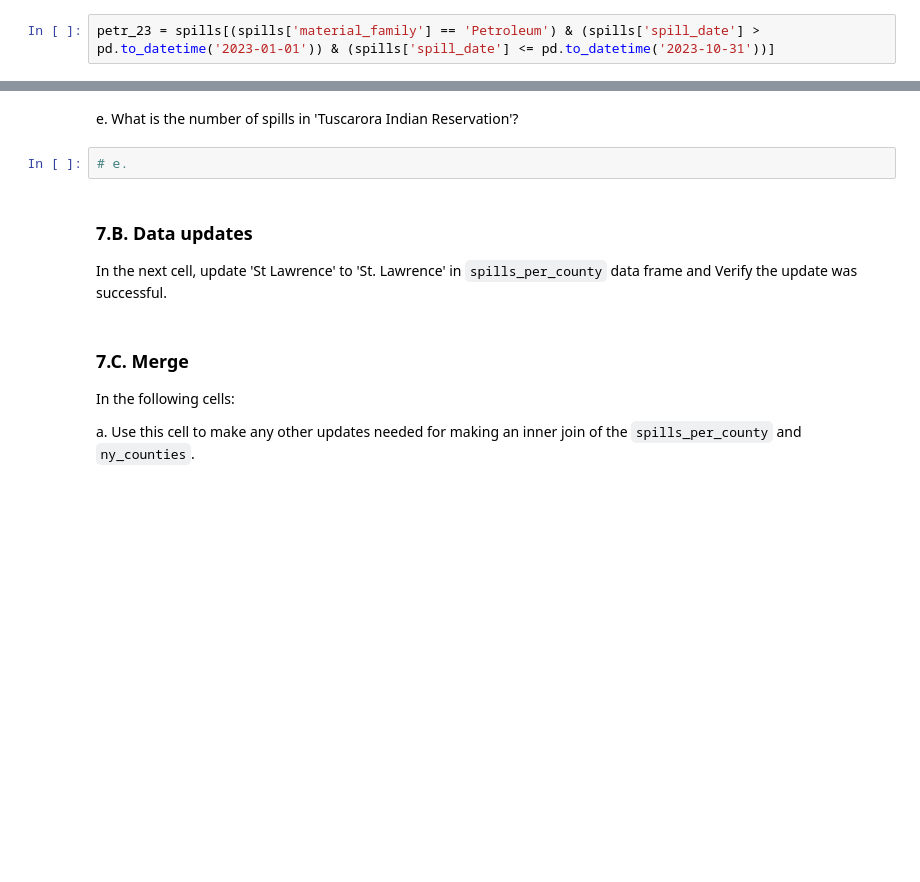
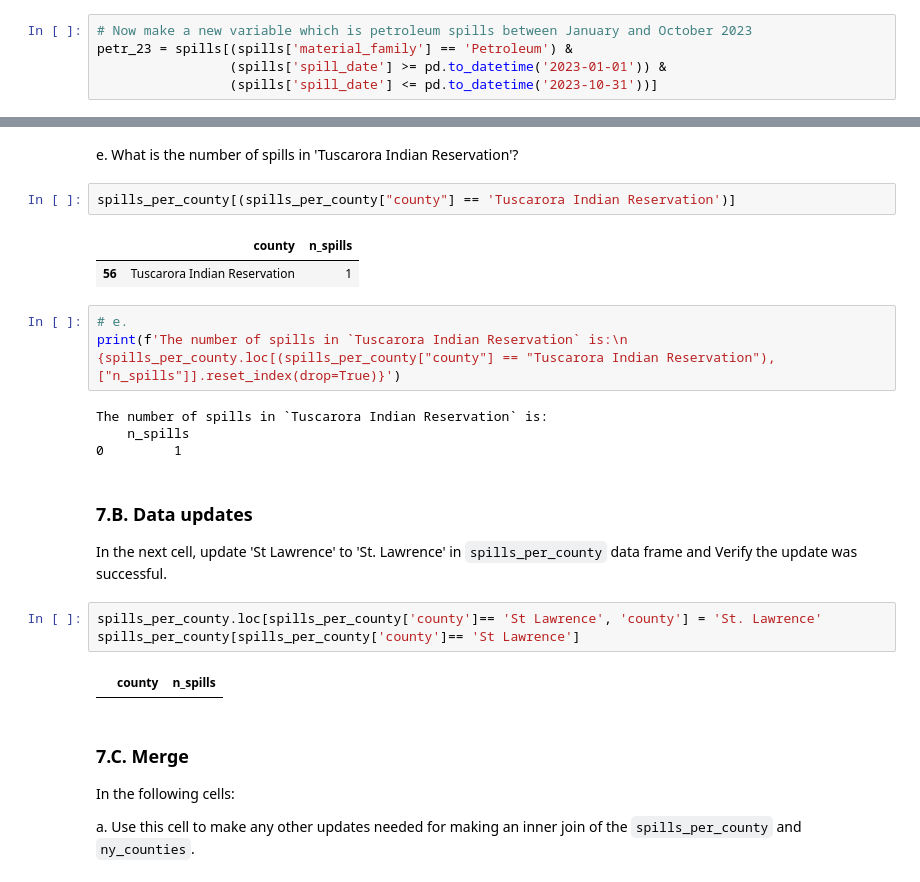
Before and after one commit to petervitale910/eds220-hwk3-petervitale, a Jupyter notebook: hwk3-task1-spills.ipynb, the cells around one changed output, grey strips where cells are left out. Drawn from its saved outputs; the diff is of its cells as text; blank space fills up the shorter version.

```diff
--- a/hwk3-task1-spills.ipynb
+++ b/hwk3-task1-spills.ipynb
@@ -194,7 +276,10 @@ spills.head()
 | 3 | 204667 | POLE 16091 | GRACE AVE/BURKE AVE | NaN | BRONX | Bronx | NaN | 301 | ... |
 | 4 | 210559 | POLE ON | FERDALE LOMIS RD / RT 52 | NaN | LIBERTY | Sullivan | NaN | 5336 | ... |
 # %%
-petr_23 = spills[(spills['material_family'] == 'Petroleum') & (spills['spill_date'] > pd.to_datetime('2023-01-01')) & (spills['spill_date'] <= pd.to_datetime('2023-10-31'))]
+# Now make a new variable which is petroleum spills between January and October 2023
+petr_23 = spills[(spills['material_family'] == 'Petroleum') &
+                 (spills['spill_date'] >= pd.to_datetime('2023-01-01')) &
+                 (spills['spill_date'] <= pd.to_datetime('2023-10-31'))]
 # %% [markdown]
 <!-- END QUESTION -->
 
@@ -370,11 +501,26 @@ grader.check("7Ad")
 # %% [markdown]
 e. What is the number of spills in 'Tuscarora Indian Reservation'?
+# %%
+spills_per_county[(spills_per_county["county"] == 'Tuscarora Indian Reservation')]
+# %% [output]
+|  | county | n_spills |
+| 56 | Tuscarora Indian Reservation | 1 |
 # %%
 # e.
+print(f'The number of spills in `Tuscarora Indian Reservation` is:\n {spills_per_county.loc[(spills_per_county["county"] == "Tuscarora Indian Reservation"), ["n_spills"]].reset_index(drop=True)}')
+# %% [output]
+The number of spills in `Tuscarora Indian Reservation` is:
+    n_spills
+0         1
 # %% [markdown]
 ### 7.B. Data updates
 
 In the next cell, update 'St Lawrence' to 'St. Lawrence' in `spills_per_county` data frame and Verify the update was successful.
+# %%
+spills_per_county.loc[spills_per_county['county']== 'St Lawrence', 'county'] = 'St. Lawrence'
+spills_per_county[spills_per_county['county']== 'St Lawrence']
+# %% [output]
+|  | county | n_spills |
 # %% [markdown]
 ### 7.C. Merge
 
```
Also changed, not shown: parts of 28 cells of this notebook, 2 other files.
